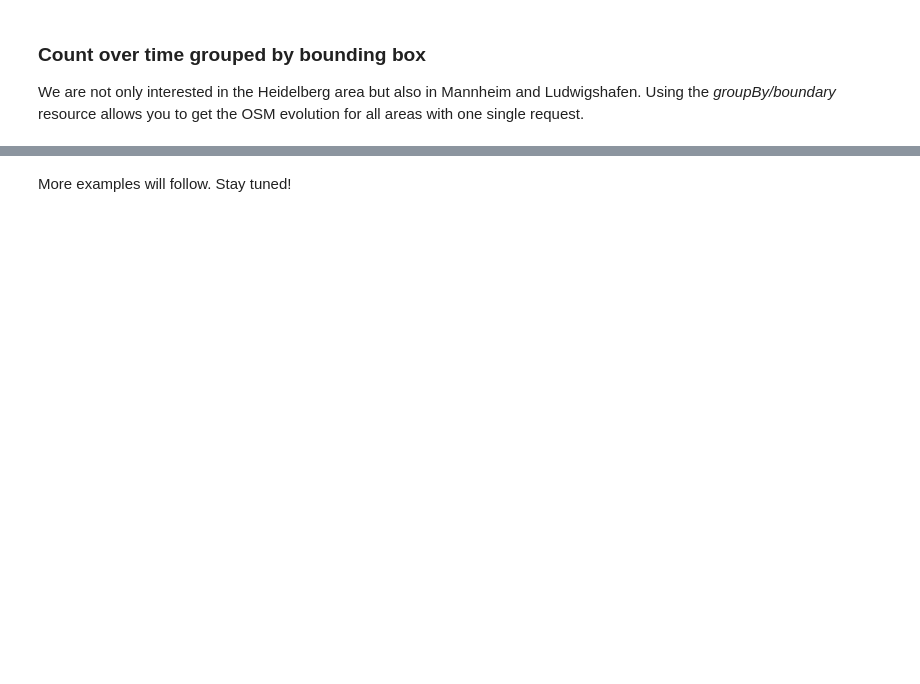
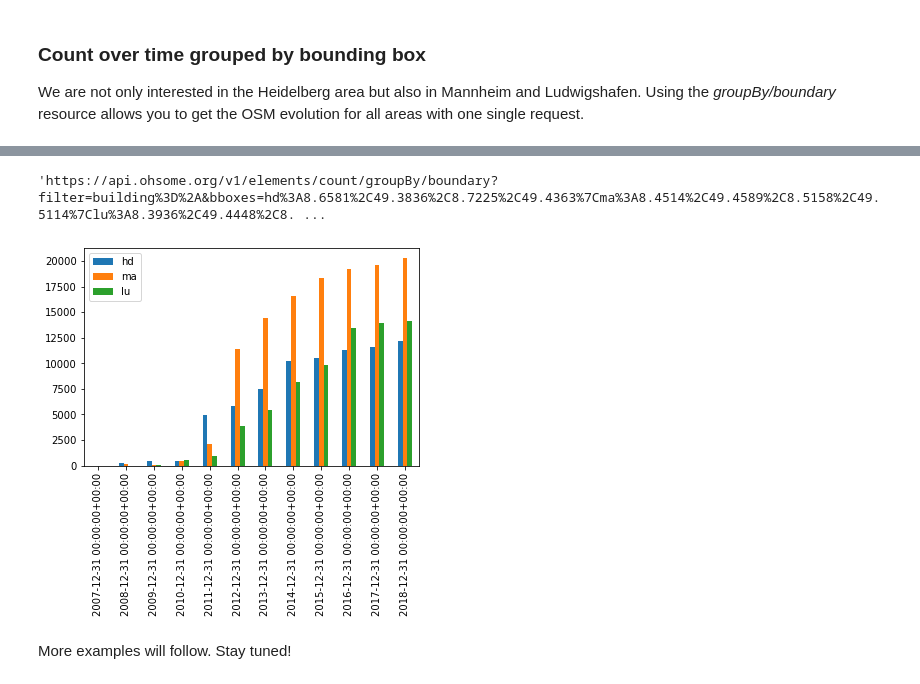
Before and after one commit to GIScience/ohsome-examples, a Jupyter notebook: python/jupyter-notebooks/ohsome-data-aggregation.ipynb, the cells around one changed output, grey strips where cells are left out. Drawn from its saved outputs; the diff is of its cells as text; code cells hidden in the pictures; blank space fills up the shorter version.

```diff
--- a/python/jupyter-notebooks/ohsome-data-aggregation.ipynb
+++ b/python/jupyter-notebooks/ohsome-data-aggregation.ipynb
@@ -253,2 +126,24 @@ API response: result for hd
+# %%
+def groupBy():
+    filter="building=*"
+    bboxes = '|'.join("{}:{}".format(k,v) for (k,v) in BBOX.items())
+    res = elements("/count/groupBy/boundary"
+            ,filter=filter
+            ,bboxes=bboxes
+            ,time=TIME_YEARLY)# sending get request to ohsome API
+    display(res.url)
+    body = res.json();
+    # extracting data in json format and storing it in a dataframe
+    df = pd.DataFrame()
+    for groupBy in body['groupByResult']:
+        series = pd.Series({row['timestamp']:row['value'] for row in groupBy['result']})
+        df[groupBy['groupByObject']] = series
+    df.set_index(pd.to_datetime(df.index),inplace=True)
+    # plotting the result
+    df.resample('y').agg({'hd':'sum', 'ma':'sum','lu':'sum'}).plot.bar()
+groupBy()
+# %% [output]
+'https://api.ohsome.org/v1/elements/count/groupBy/boundary?filter=building%3D%2A&bboxes=hd%3A8.6581%2C49.3836%2C8.7225%2C49.4363%7Cma%3A8.4514%2C49.4589%2C8.5158%2C49.5114%7Clu%3A8.3936%2C49.4448%2C8. ...
+[figure, added]
 # %% [markdown]
 More examples will follow. Stay tuned!
```
Also changed, not shown: parts of 9 cells of this notebook.
